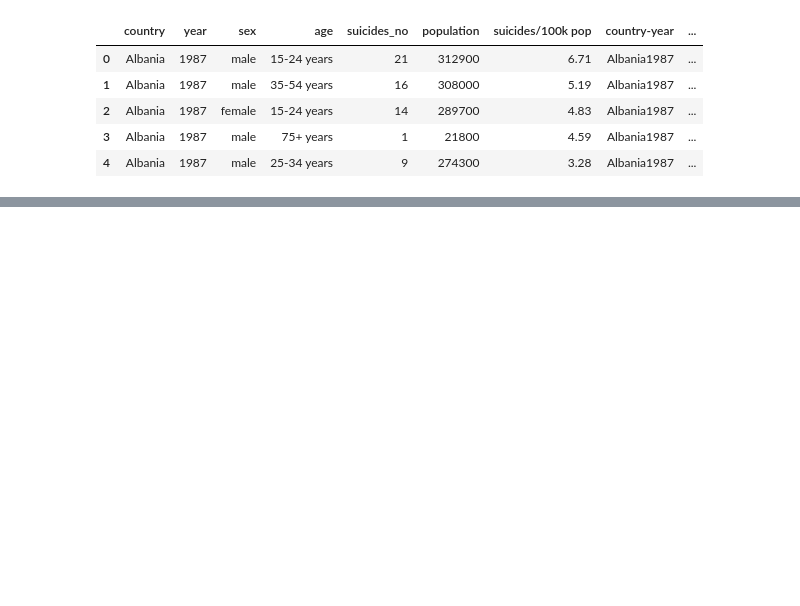
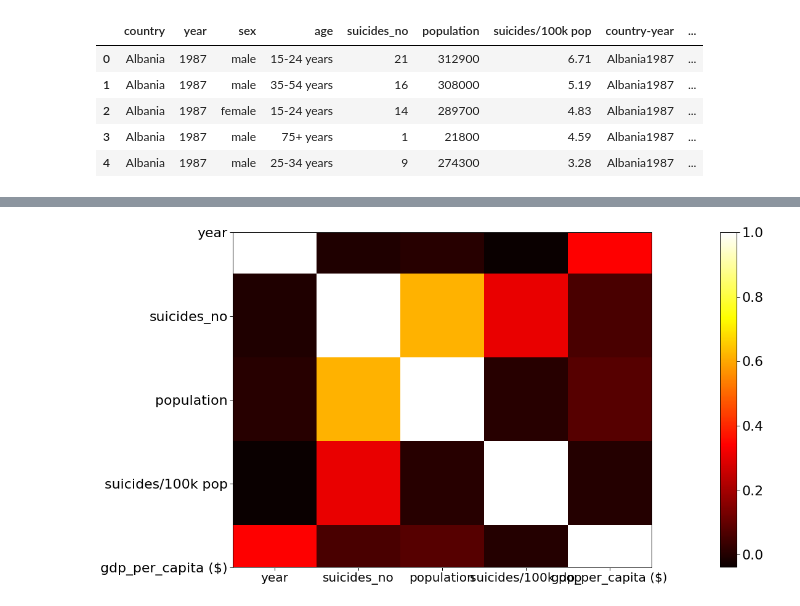
Before and after one commit to thiagobhte/pos-ds-ia, a Jupyter notebook: aed_projeto_1.ipynb, the cells around one changed output, grey strips where cells are left out. Saved outputs shown, nothing was run; the diff lists cells and outputs as text; code cells hidden in the pictures; blank space fills up the shorter version.

```diff
--- a/aed_projeto_1.ipynb
+++ b/aed_projeto_1.ipynb
@@ -114,13 +215,0 @@ bar_idade = sns.barplot(x = 'age', y = 'suicides_no', hue = 'generation',data =
-# %%
-#total suicidios entre 1985 e 2016
-new_df = pd.DataFrame(df.groupby('country').sum()['suicides_no'].sort_values(ascending=False).reset_index())
-analise_total = new_df.head(10)
-#BUSCANDO OS 10 REGISTROS
-#plt.figure(figsize=(40,15))
-figure = sns.barplot(x = 'country', y = 'suicides_no', data = analise_total, palette="GnBu_d")
-figure.set_title('Total de suicidios entre 1985-2016', {'fontsize': 2})
-figure.set_xlabel('País', {'fontsize': 18})
-figure.set_ylabel('Total', {'fontsize': 18})
-
-plt.rcParams["xtick.labelsize"] = 10
-plt.xticks(rotation= 90)
@@ -134,0 +222,11 @@ suicidios por geração
+# %%
+corre = df.corr()
+plt.figure(figsize=(40,10))
+plt.imshow(corre, cmap='hot', interpolation='none')
+plt.colorbar()
+plt.xticks(range(len(corre)), corre.columns)
+plt.yticks(range(len(corre)), corre.columns);
+plt.savefig("correl.png")
+plt.show()
+# %% [output]
+[figure, added]
```
Also changed, not shown: parts of 31 cells of this notebook, 1 other file.
